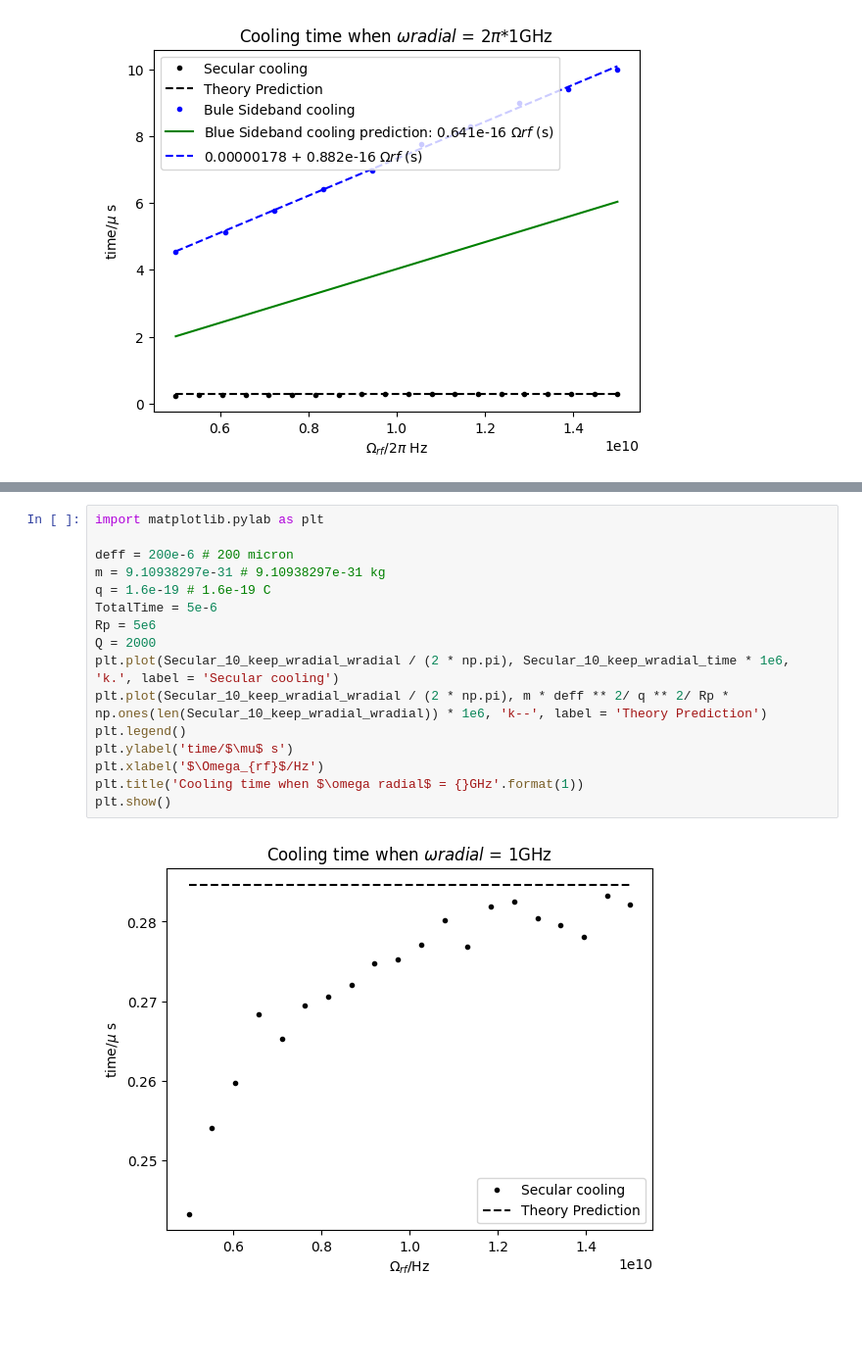
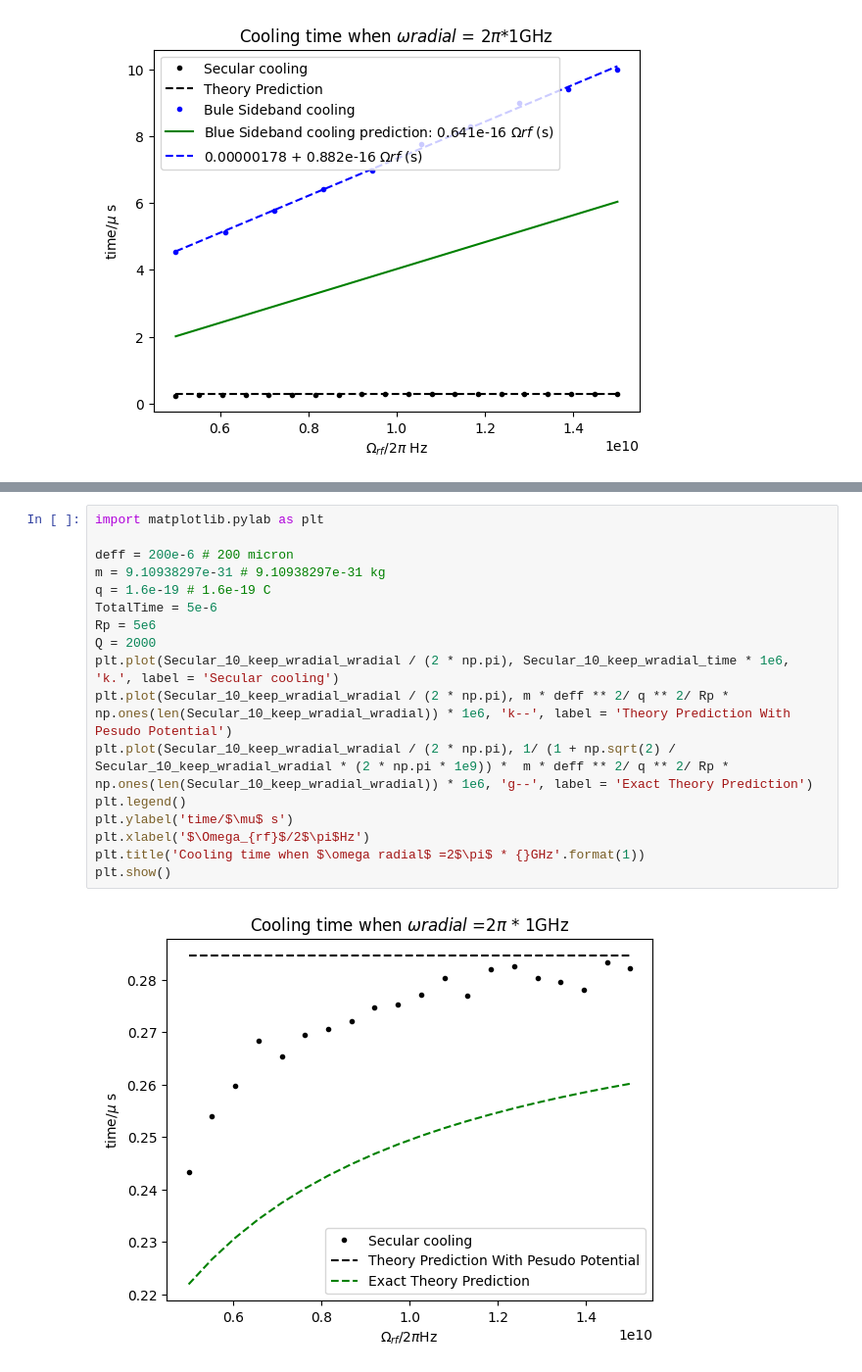
Before and after one commit to yuqian15/electron_micromotion_cooling, a Jupyter notebook: Result.ipynb, the cells around one changed output, grey strips where cells are left out. Shown at 98% size. Saved outputs shown, nothing was run; the diff lists cells and outputs as text; blank space fills up the shorter version.

```diff
--- a/Result.ipynb
+++ b/Result.ipynb
@@ -446,18 +447,19 @@ plt.show()
 # %%
 import matplotlib.pylab as plt
 
 deff = 200e-6 # 200 micron
 m = 9.10938297e-31 # 9.10938297e-31 kg
 q = 1.6e-19 # 1.6e-19 C
 TotalTime = 5e-6
 Rp = 5e6
 Q = 2000
 plt.plot(Secular_10_keep_wradial_wradial / (2 * np.pi), Secular_10_keep_wradial_time * 1e6, 'k.', label = 'Secular cooling')
-plt.plot(Secular_10_keep_wradial_wradial / (2 * np.pi), m * deff ** 2/ q ** 2/ Rp * np.ones(len(Secular_10_keep_wradial_wradial)) * 1e6, 'k--', label = 'Theory Prediction')
+plt.plot(Secular_10_keep_wradial_wradial / (2 * np.pi), m * deff ** 2/ q ** 2/ Rp * np.ones(len(Secular_10_keep_wradial_wradial)) * 1e6, 'k--', label = 'Theory Prediction With Pesudo Potential')
+plt.plot(Secular_10_keep_wradial_wradial / (2 * np.pi), 1/ (1 + np.sqrt(2) / Secular_10_keep_wradial_wradial * (2 * np.pi * 1e9)) *  m * deff ** 2/ q ** 2/ Rp * np.ones(len(Secular_10_keep_wradial_wradial)) * 1e6, 'g--', label = 'Exact Theory Prediction')
 plt.legend()
 plt.ylabel('time/$\mu$ s')
-plt.xlabel('$\Omega_{rf}$/Hz')
-plt.title('Cooling time when $\omega radial$ = {}GHz'.format(1))
+plt.xlabel('$\Omega_{rf}$/2$\pi$Hz')
+plt.title('Cooling time when $\omega radial$ =2$\pi$ * {}GHz'.format(1))
 plt.show()
 # %% [output]
-[figure, old version]
+[figure, new version]
```
Also changed, not shown: parts of 6 cells of this notebook, 34 other files.
